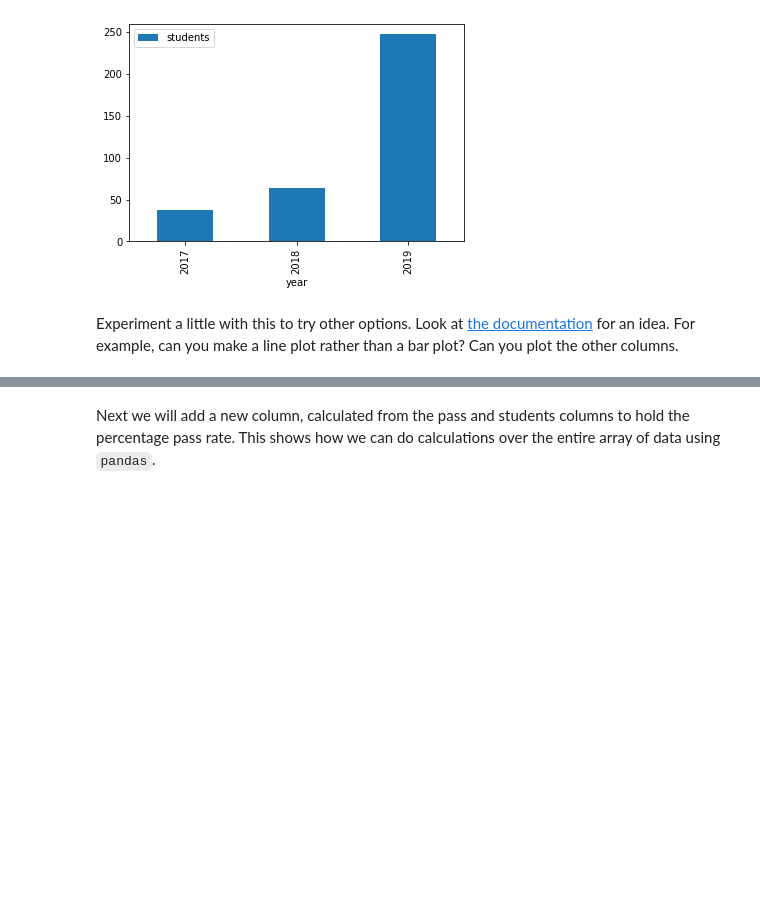
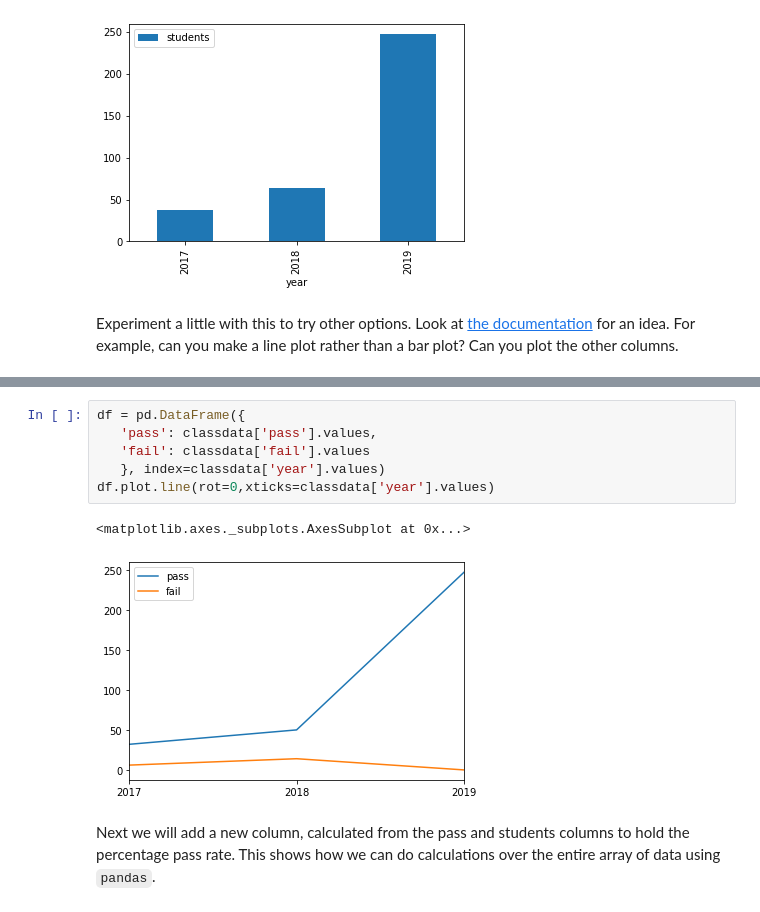
Before and after one commit to reubenbf/comp6200-workshop, a Jupyter notebook: COMP6200 Week 1.ipynb, the cells around one changed output, grey strips where cells are left out. Saved outputs shown, nothing was run; the diff lists cells and outputs as text; blank space fills up the shorter version.

```diff
--- a/COMP6200 Week 1.ipynb
+++ b/COMP6200 Week 1.ipynb
@@ -135,3 +129,12 @@ TypeError: ignored
+# %%
+df = pd.DataFrame({
+   'pass': classdata['pass'].values,
+   'fail': classdata['fail'].values
+   }, index=classdata['year'].values)
+df.plot.line(rot=0,xticks=classdata['year'].values)
+# %% [output]
+<matplotlib.axes._subplots.AxesSubplot at 0x...>
+[figure, added]
 # %% [markdown]
 Next we will add a new column, calculated from the pass and students columns to hold the percentage pass rate.  This shows how we can do calculations over the entire array of data using `pandas`.
 # %%
```
Also changed, not shown: parts of 2 cells of this notebook.
